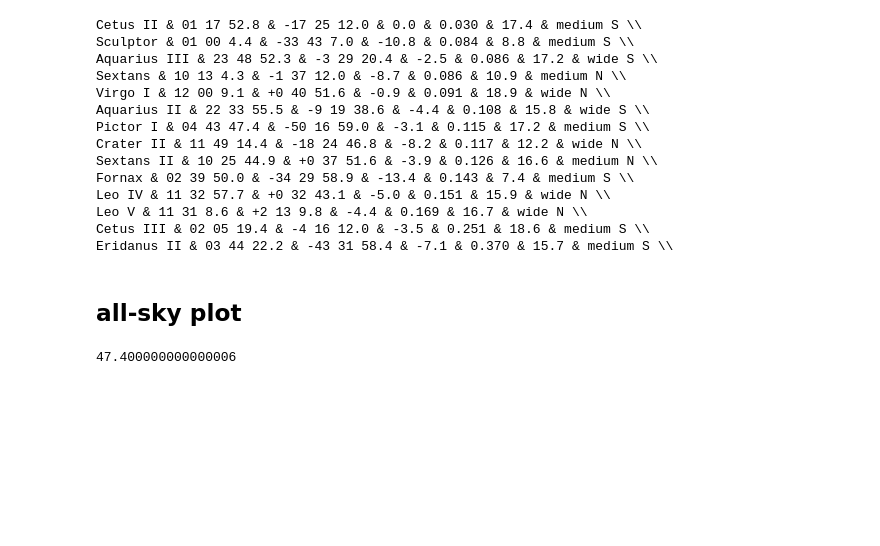
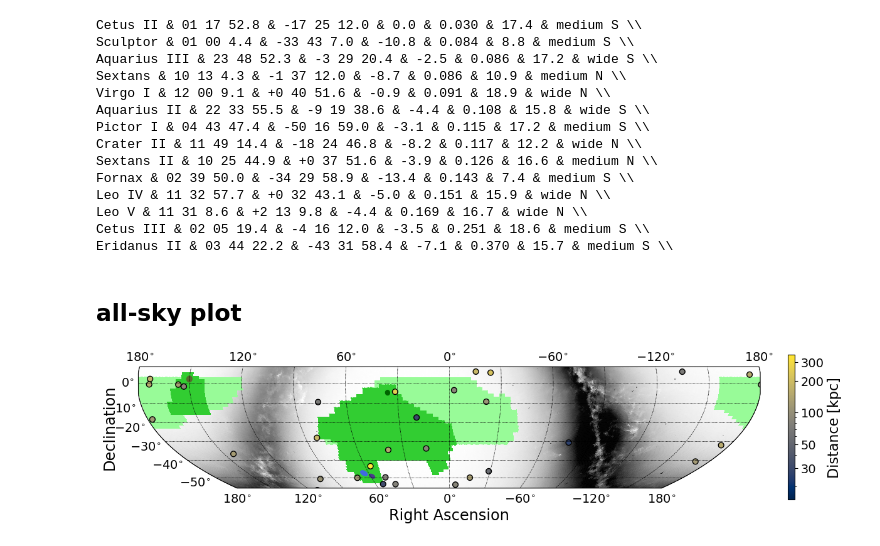
Before and after one commit to Dynamics-Penn/roman-nearfield, a Jupyter notebook: notebooks/ccs_footprints_sats.ipynb, the cells around one changed output. Saved outputs shown, nothing was run; the diff lists cells and outputs as text; code cells hidden in the pictures; blank space fills up the shorter version.

Commit message:
updating satellite plotting notebook

```diff
--- a/notebooks/ccs_footprints_sats.ipynb
+++ b/notebooks/ccs_footprints_sats.ipynb
@@ -239,7 +239,7 @@ combined_map=get_footprint(coords='C')
 
 alph=1.0
 
-fig = plt.figure(1, figsize=(14, 10))
+fig = plt.figure(1, figsize=(14, 3))
 ax = fig.add_subplot(111)
 sp = skyproj.sp = skyproj.McBrydeSkyproj(ax=ax, extent=[-180,180, -90, 90],  longitude_ticks='symmetric',galactic=False)
 sp.draw_hpxmap(scaled_gmap,alpha=0.9,cmap='gray_r',vmin=0.5,vmax=5.0)
@@ -268,35 +268,38 @@ sp.circle(euclid_s_deep.ra.value, euclid_s_deep.dec.value, 2.5/2, label='HLTDS E
 sp.circle(hlwas_cosmos.ra.value, hlwas_cosmos.dec.value, 3.1/2, label='HLWAS DEEP COSMOS', alpha=alph, fill=True, color='darkolivegreen')
 sp.circle(hlwas_xmm.ra.value, hlwas_xmm.dec.value, 2.5/2, label='HLWAS DEEP XMM-LSS', alpha=alph, color='darkgreen', fill=True)
 
 cbh = plot_galaxies(sp,gals=nbglm,radec=True)
 
 #make legend
 
 patch_HLWAS_w = mpatches.Patch(color=col_dict[1], label='HLWAS WIDE')
 patch_HLWAS_m = mpatches.Patch(color=col_dict[2], label='HLWAS MEDIUM')
 patch_GPS = mpatches.Patch(color=col_dict[3], label='GPS')
 
 
 handles, labels = sp.ax.get_legend_handles_labels()
 #handles.extend([patch_HLWAS_w, patch_HLWAS_m, patch_GPS])
 shandles = handles[0:5]
 shandles.extend([patch_HLWAS_m,patch_HLWAS_w])
 shandles.extend([patch_GPS])
 shandles.extend(handles[5:])
 
 box = ax.get_position()
 ax.set_position([box.x0, box.y0 + box.height * 0.1,
                  box.width, box.height * 0.9])
 
 #sp.legend(handles=shandles, loc='lower center', ncol=4, bbox_to_anchor=(0, -0.35, 1.0, 0.55), fontsize=12)
 
-plt.colorbar(cbh)
+cb = plt.colorbar(cbh, fraction=0.046, pad=0.04,
+                  ticks=[30, 50, 100, 200, 300],
+                  format=mticker.FixedFormatter(['30', '50', '100', '200', '300']))
+
+cb.ax.tick_params(labelsize=14)
+cb.set_label(label='Distance [kpc]', size=16)
 
 sp.ax.tick_params(axis="x", labelsize=14)
 sp.ax.tick_params(axis="y", labelsize=14)
 
 plt.show();
+# %% [output]
+[figure, added]
-# %%
-0.1*1e-3 * 4.74 *100*1e3
-# %% [output]
-47.400000000000006
```
Also changed, not shown: parts of 4 cells of this notebook, 1 other file.
